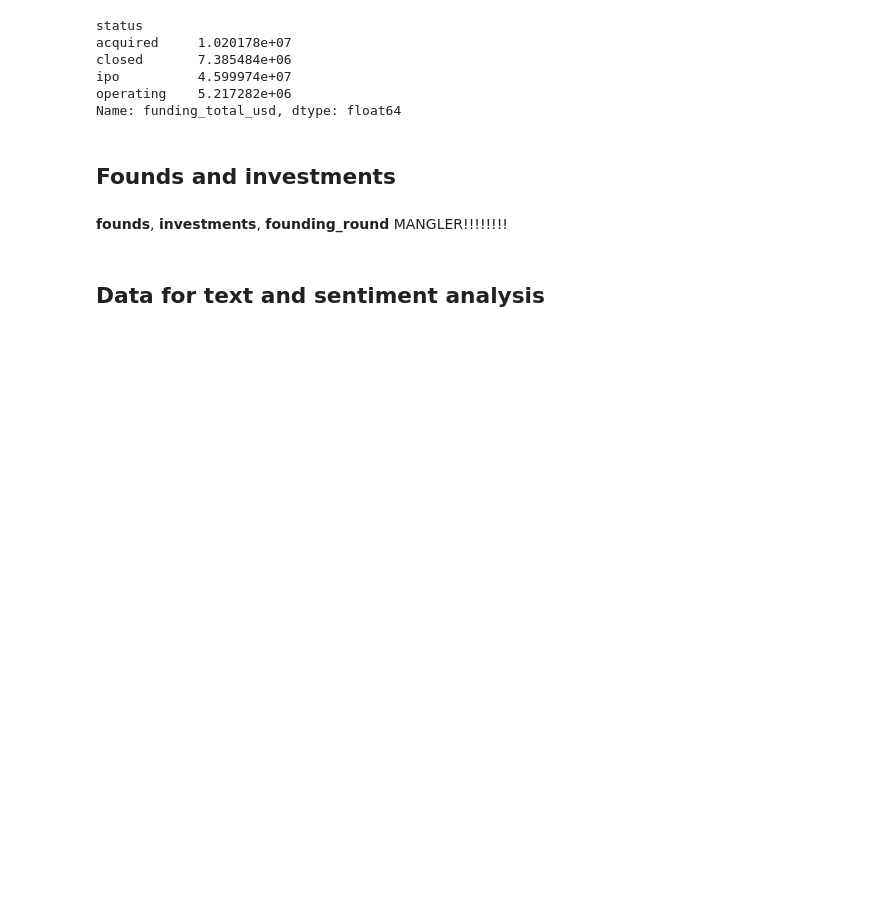
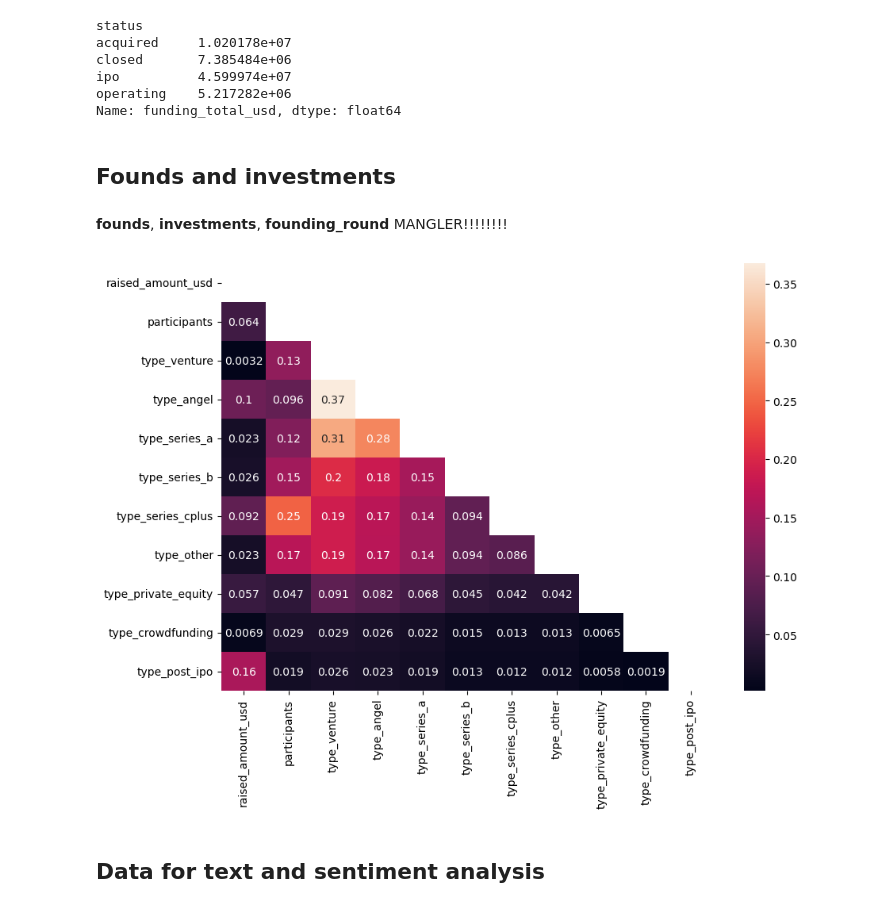
Before and after one commit to HeleneHjort/Socialdata, a Jupyter notebook: Project.ipynb, the cells around one changed output. Saved outputs shown, nothing was run; the diff lists cells and outputs as text; code cells hidden in the pictures; blank space fills up the shorter version.

```diff
--- a/Project.ipynb
+++ b/Project.ipynb
@@ -369,3 +408,15 @@ fig.show()
+# %%
+mat = funding_rounds[['raised_amount_usd','participants','type_venture','type_angel','type_series_a','type_series_b','type_series_cplus'
+,'type_other','type_private_equity','type_crowdfunding','type_post_ipo']].corr().abs()
+
+mask = np.triu(np.ones_like(mat, dtype=bool))
+mat_masked = mat.mask(mask)
+
+fig, ax = plt.subplots(figsize=(10,7))
+sns.heatmap(mat_masked, annot=True, ax=ax)
+plt.show()
+# %% [output]
+[figure, added]
 # %% [markdown]
 ## Data for text and sentiment analysis
 # %%
```
Also changed, not shown: parts of 8 cells of this notebook.
